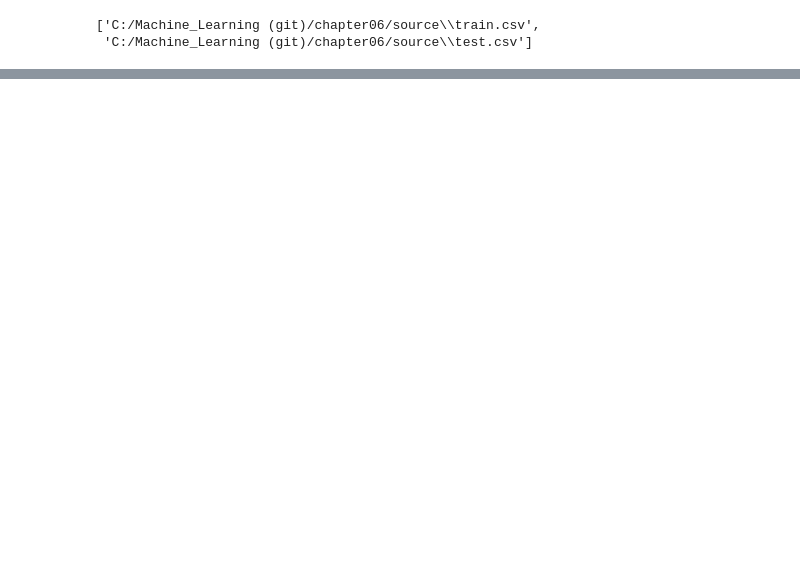
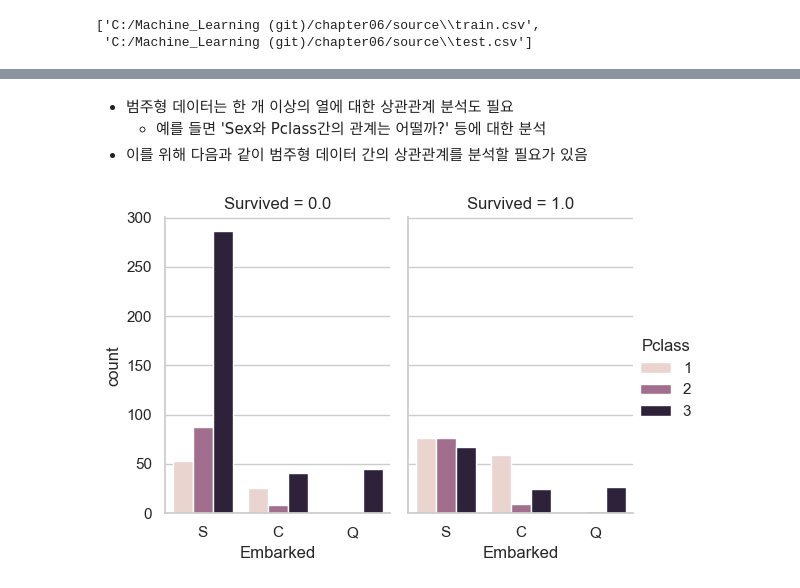
Before and after one commit to Egoty62/Machine_Learning, a Jupyter notebook: chapter06/chapter06_03.ipynb, the cells around one changed output, grey strips where cells are left out. Drawn from its saved outputs; the diff is of its cells as text; code cells hidden in the pictures; blank space fills up the shorter version.

```diff
--- a/chapter06/chapter06_03.ipynb
+++ b/chapter06/chapter06_03.ipynb
@@ -37,0 +181,5 @@ data_files
+# %%
+df.loc[61, "Embarked"] = 'S'
+df.loc[829, "Embarked"] = 'S'
+# Embarked의 경우 mode를 기준으로 보면 S가 가장 많음
+    # 이를 고려해서 비어있는 값을 S로 채움
@@ -37,0 +236,17 @@ data_files
+# %%
+def merge_and_get(ldf, rdf, on, how= "inner", index= None) :
+    if index is True :
+        return pd.merge(ldf, rdf, how= how, left_index= True, right_index= True)
+
+    else :
+        return pd.merge(ldf, rdf, how= how, on= on)
+# %%
+# get_dummies를 활용하여 데이터의 원핫인코딩 벡터 생성 후 원본 데이터와 통합
+
+one_hot_df = merge_and_get(
+    df, pd.get_dummies(df['Sex'], prefix= "Sex"), on= None, index= True)
+one_hot_df = merge_and_get(
+    one_hot_df, pd.get_dummies(df['Pclass'], prefix= "Pclass"), on= None, index= True)
+one_hot_df = merge_and_get(
+    one_hot_df, pd.get_dummies(df['Embarked'], prefix= "Embarked"), on= None, index= True)
+one_hot_df
@@ -37,0 +279,8 @@ data_files
+# %%
+temp_columns = ["Sex", "Pclass", "Embarked"]
+
+for col_name in temp_columns :
+    temp_df = pd.merge(
+        one_hot_df[col_name], y_true, left_index= True, right_index= True)
+    sns.countplot(x= "Survived", hue= col_name, data= temp_df)
+    plt.show()
@@ -37,0 +291,16 @@ data_files
+# %% [markdown]
+- 범주형 데이터는 한 개 이상의 열에 대한 상관관계 분석도 필요
+    - 예를 들면 'Sex와 Pclass간의 관계는 어떨까?' 등에 대한 분석
+- 이를 위해 다음과 같이 범주형 데이터 간의 상관관계를 분석할 필요가 있음
+# %%
+temp_df = pd.merge(one_hot_df[temp_columns],
+                   y_true, left_index= True,
+                   right_index= True)
+g = sns.catplot(x= "Embarked",
+                hue= "Pclass",
+                col= "Survived",
+                data= temp_df,
+                kind= "count",
+                height= 4, aspect= .7)
+# %% [output]
+[figure, added]
```
Also changed, not shown: parts of 34 cells of this notebook.
